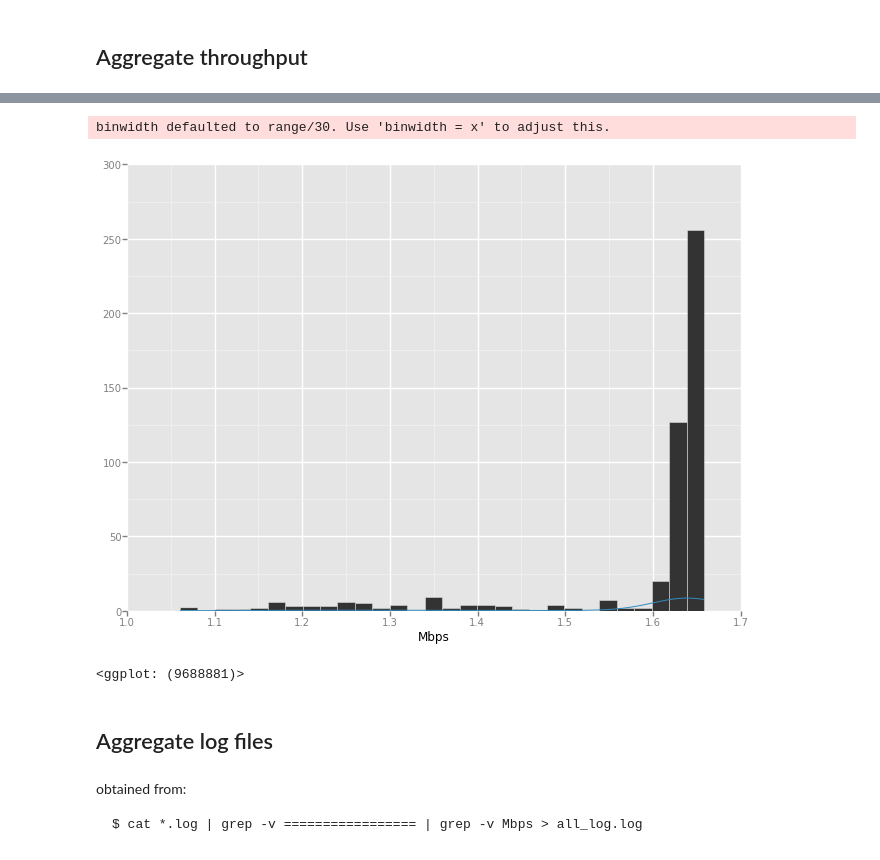
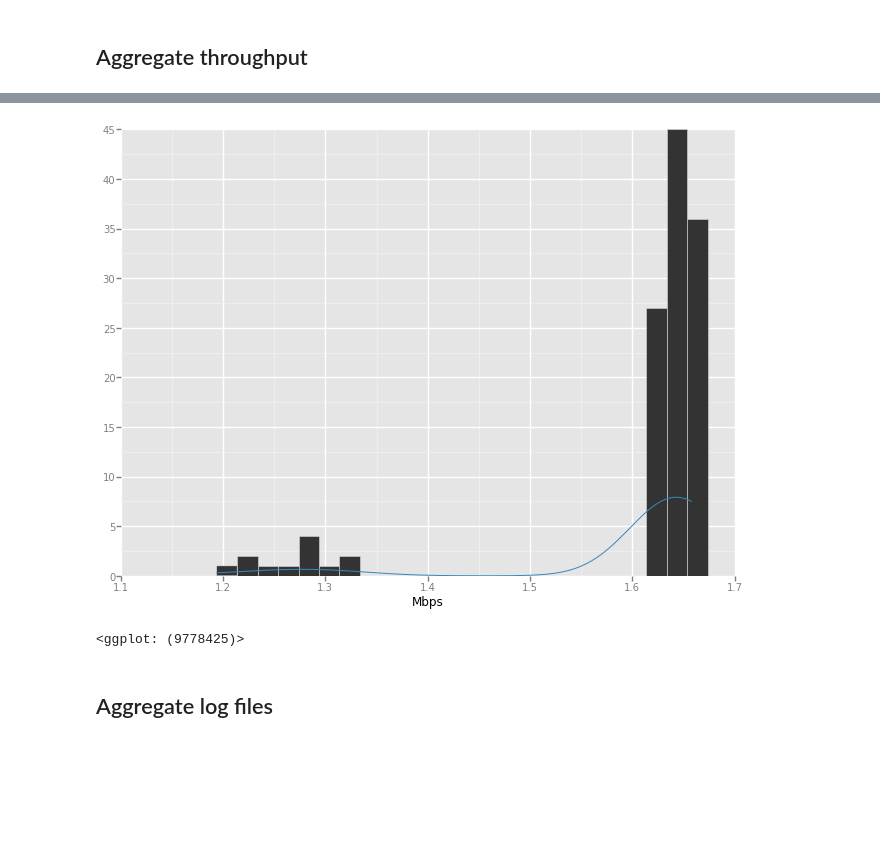
Before and after one commit to herrfz/sandbox, a Jupyter notebook: qsize_analysis.ipynb, the cells around one changed output, grey strips where cells are left out. Drawn from its saved outputs; the diff is of its cells as text; code cells hidden in the pictures; blank space fills up the shorter version.

```diff
--- a/qsize_analysis.ipynb
+++ b/qsize_analysis.ipynb
@@ -97,19 +102,14 @@ obtained from:
 # %%
 tput = pd.read_csv('tputs', sep=' ', header=None,
                    names=['date', 'time', 'cid', 'Mbps', 'unit'])
 tput = tput.drop(['date', 'time', 'unit'], axis=1)
 tput.cid = tput.cid.apply(lambda x: x.strip(':'))
 
 ggplot(aes('Mbps'), tput) + \
-    geom_histogram() + \
+    geom_histogram(binwidth=.02) + \
     geom_density()
 # %% [output]
+[figure, new version]
-binwidth defaulted to range/30. Use 'binwidth = x' to adjust this.
+<ggplot: (9778425)>
-[figure, old version]
-<ggplot: (9688881)>
 # %% [markdown]
 ## Aggregate log files
-# %% [markdown]
-obtained from:
-
-    $ cat *.log | grep -v ================= | grep -v Mbps > all_log.log
```
Also changed, not shown: parts of 11 cells of this notebook, 1 other file.
